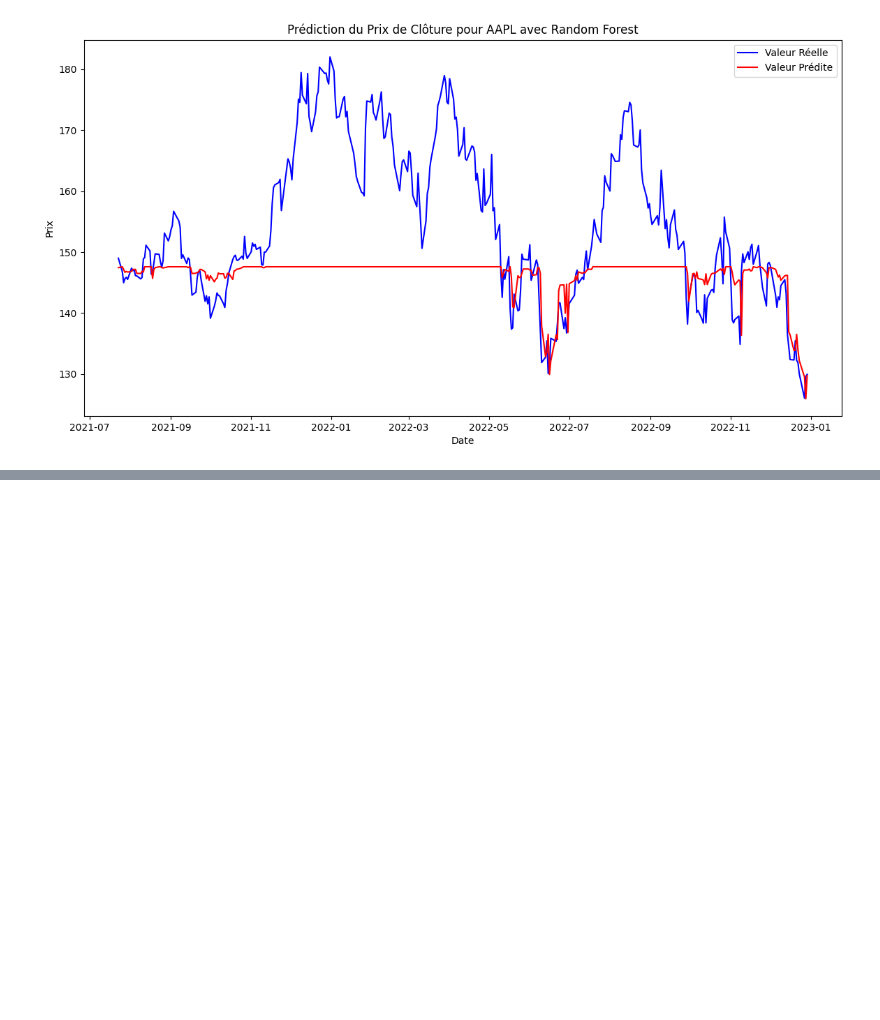
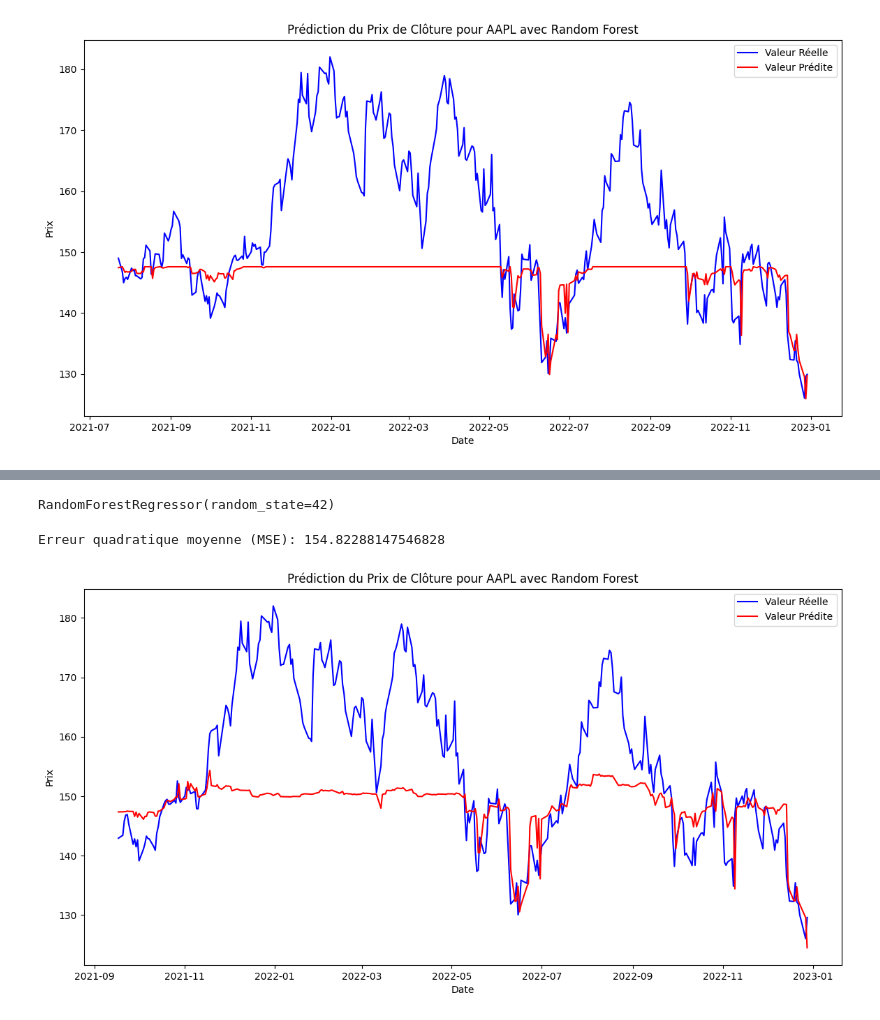
Before and after one commit to albart67/analyse_technique, a Jupyter notebook: Tool_analyse_technique.ipynb, the cells around one changed output, grey strips where cells are left out. Cells and saved outputs as stored; diff of their text form; code cells hidden in the pictures; blank space fills up the shorter version.

Commit message:
Random Foret avec param supplémentaire

```diff
--- a/Tool_analyse_technique.ipynb
+++ b/Tool_analyse_technique.ipynb
@@ -233,0 +294,45 @@ Erreur quadratique moyenne (MSE): 188.8916260231204
+# %%
+# Définir les features (X) et la cible (y)
+features = ['Close', 'SMA_10', 'SMA_50', 'SMA_200', 'RSI', 'MACD', 'MACD_Signal', 'MACD_Diff', 'BB_High', 'BB_Low', 'BB_Mean', 'Volume', 'Volume_Mean']
+
+# Supprimer les valeurs manquantes immédiatement après la création des caractéristiques
+data.dropna(inplace=True)
+
+
+
+
+# Récréer X et y après suppression des NaN
+X = data[features]
+y = data['Target']
+
+
+# Séparer les données en ensemble d'entraînement et de test
+X_train, X_test, y_train, y_test = train_test_split(X, y, test_size=0.2, shuffle=False)
+# %%
+# Initialiser le modèle Random Forest
+model = RandomForestRegressor(n_estimators=100, random_state=42)
+
+# Entraîner le modèle
+model.fit(X_train, y_train)
+# %% [output]
+RandomForestRegressor(random_state=42)
+# %%
+# Faire des prédictions sur les données de test
+y_pred = model.predict(X_test)
+
+# Calculer l'erreur quadratique moyenne
+mse = mean_squared_error(y_test, y_pred)
+print(f'Erreur quadratique moyenne (MSE): {mse}')
+
+# Afficher la comparaison entre les valeurs réelles et prédites
+plt.figure(figsize=(14, 7))
+plt.plot(y_test.index, y_test, label='Valeur Réelle', color='blue')
+plt.plot(y_test.index, y_pred, label='Valeur Prédite', color='red')
+plt.title(f'Prédiction du Prix de Clôture pour {ticker} avec Random Forest')
+plt.xlabel('Date')
+plt.ylabel('Prix')
+plt.legend()
+plt.show()
+# %% [output]
+Erreur quadratique moyenne (MSE): 154.82288147546828
+[figure, added]
```
Also changed, not shown: parts of 3 cells of this notebook.
